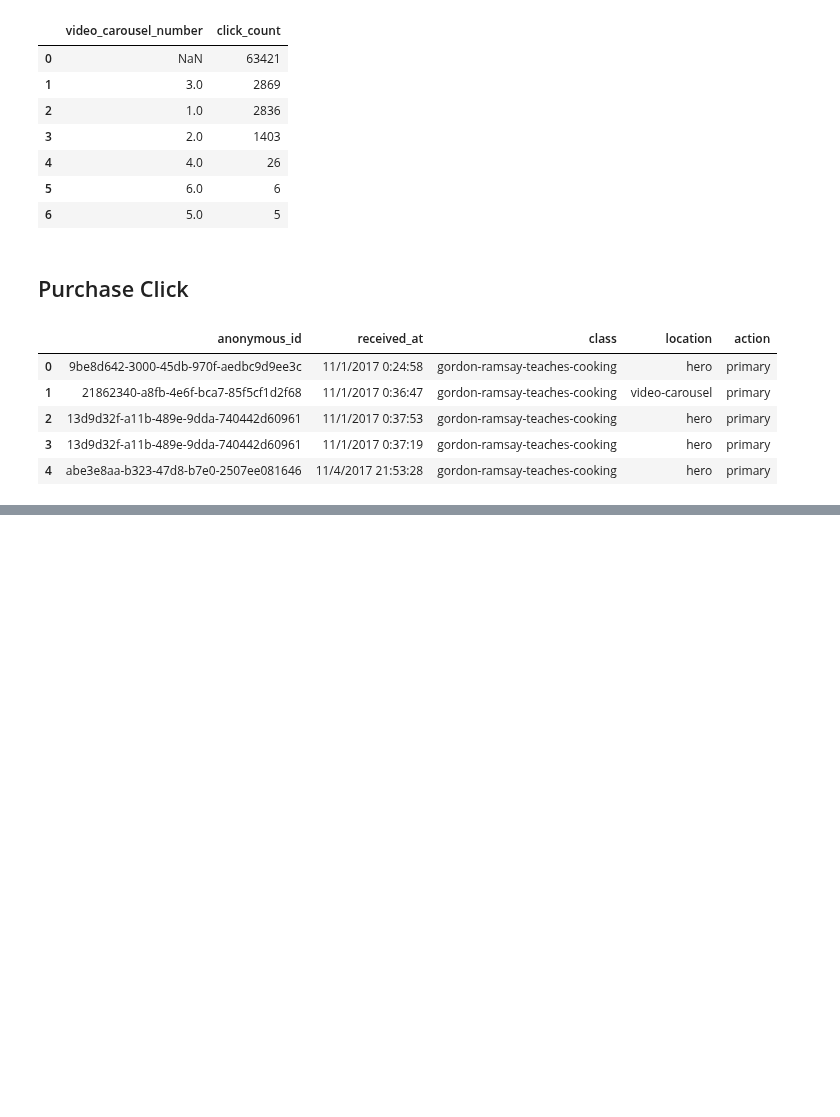
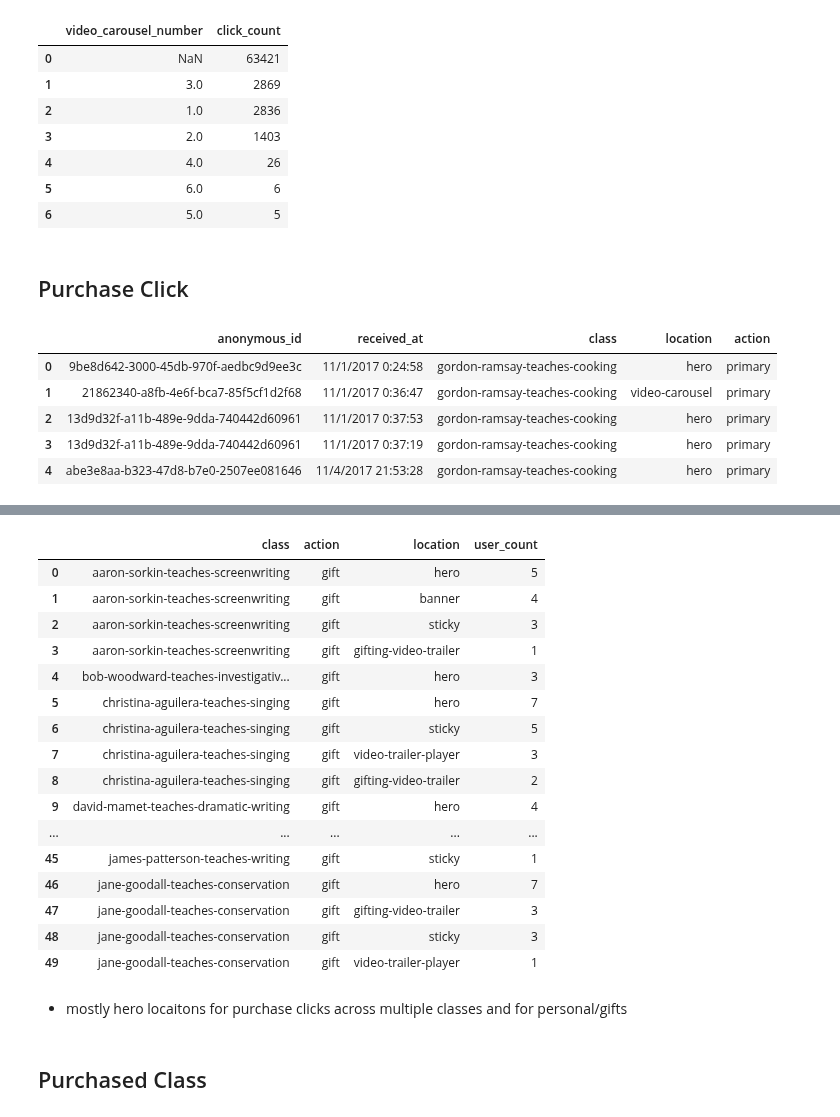
Before and after one commit to mindyng/2023-Business-Projects, a Jupyter notebook: masterclass-user-behavior-analysis-v2.ipynb, the cells around one changed output, grey strips where cells are left out. Cells and saved outputs as stored; diff of their text form; code cells hidden in the pictures; blank space fills up the shorter version.

```diff
--- a/masterclass-user-behavior-analysis-v2.ipynb
+++ b/masterclass-user-behavior-analysis-v2.ipynb
@@ -883,0 +957,27 @@ purchase_click.head()
+# %%
+query = """
+select class, action, location, count(*) as user_count from purchase_click where action = 'gift' group by 1,2,3 order by 1,4 desc
+"""
+duckdb.query(query).df()[:50]
+# %% [output]
+|  | class | action | location | user_count |
+| 0 | aaron-sorkin-teaches-screenwriting | gift | hero | 5 |
+| 1 | aaron-sorkin-teaches-screenwriting | gift | banner | 4 |
+| 2 | aaron-sorkin-teaches-screenwriting | gift | sticky | 3 |
+| 3 | aaron-sorkin-teaches-screenwriting | gift | gifting-video-trailer | 1 |
+| 4 | bob-woodward-teaches-investigativ... | gift | hero | 3 |
+| 5 | christina-aguilera-teaches-singing | gift | hero | 7 |
+| 6 | christina-aguilera-teaches-singing | gift | sticky | 5 |
+| 7 | christina-aguilera-teaches-singing | gift | video-trailer-player | 3 |
+| 8 | christina-aguilera-teaches-singing | gift | gifting-video-trailer | 2 |
+| 9 | david-mamet-teaches-dramatic-writing | gift | hero | 4 |
+| ... | ... | ... | ... | ... |
+| 45 | james-patterson-teaches-writing | gift | sticky | 1 |
+| 46 | jane-goodall-teaches-conservation | gift | hero | 7 |
+| 47 | jane-goodall-teaches-conservation | gift | gifting-video-trailer | 3 |
+| 48 | jane-goodall-teaches-conservation | gift | sticky | 3 |
+| 49 | jane-goodall-teaches-conservation | gift | video-trailer-player | 1 |
+# %% [markdown]
+- mostly hero locaitons for purchase clicks across multiple classes and for personal/gifts
+# %% [markdown]
+## Purchased Class
```
Also changed, not shown: parts of 21 cells of this notebook.
